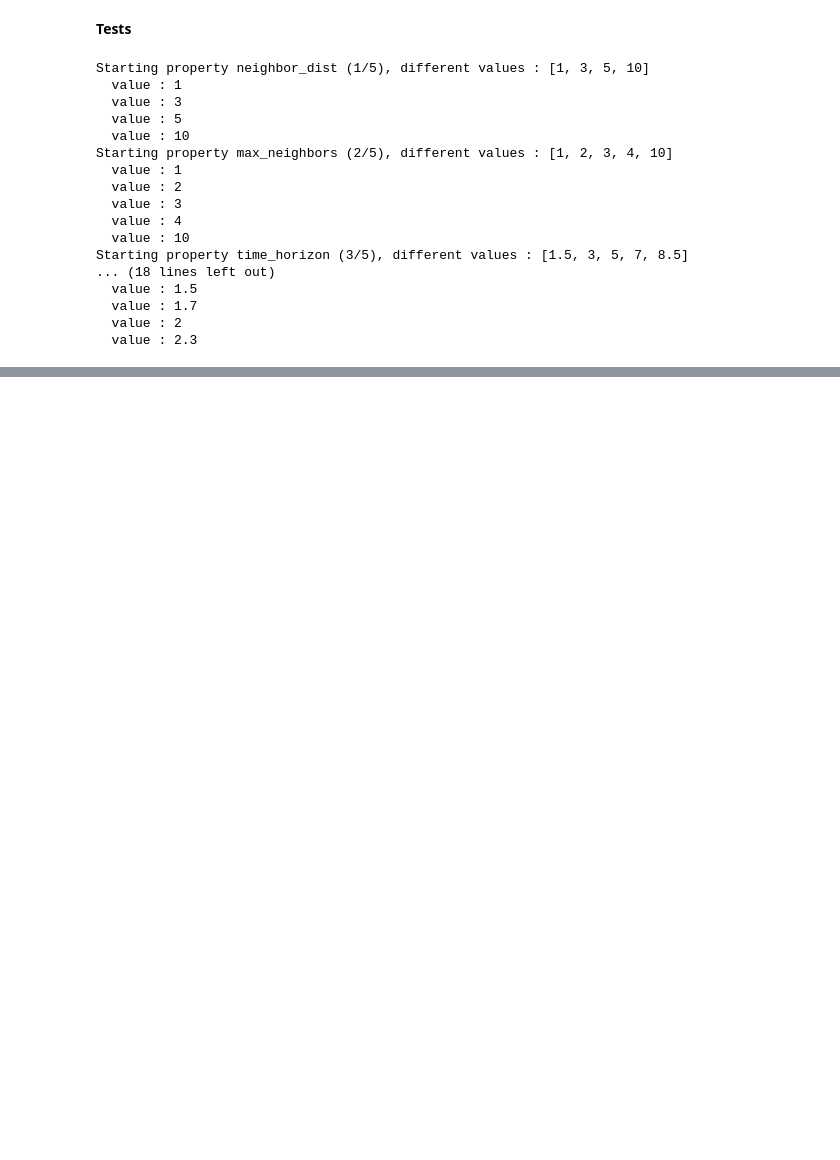
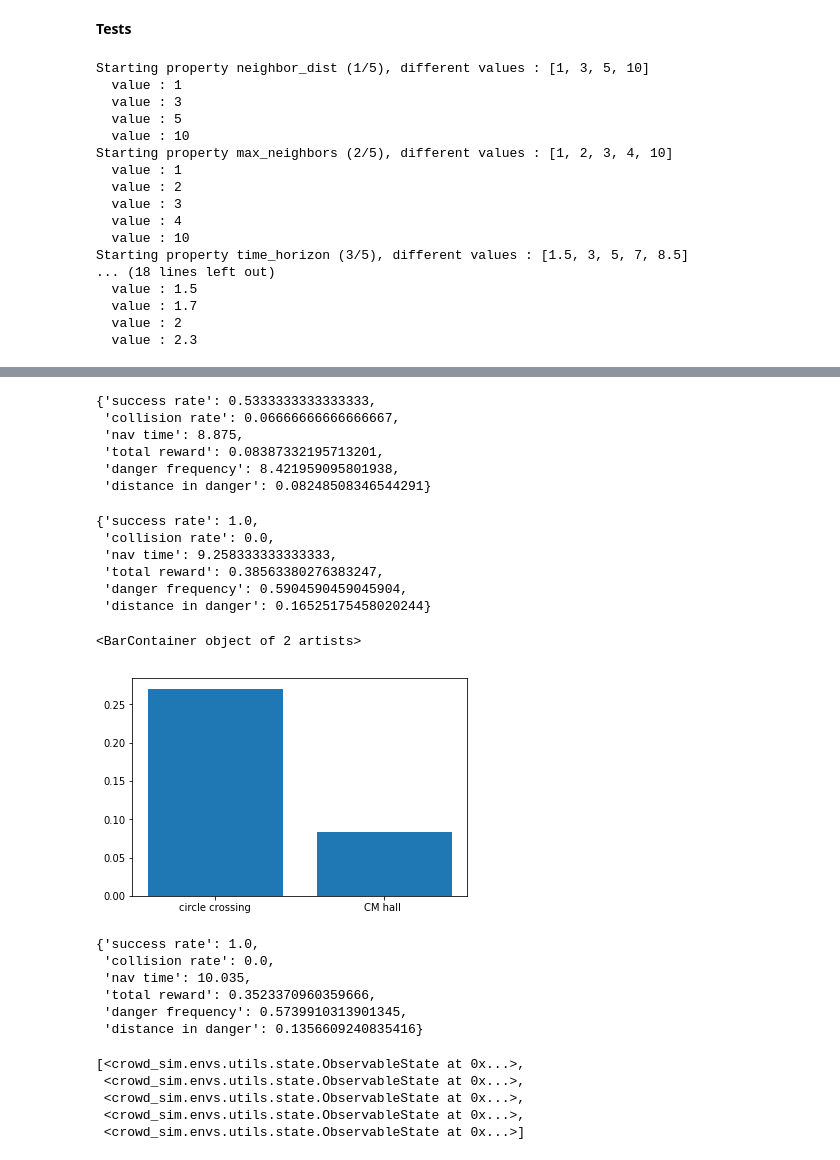
Before and after one commit to EcustBoy/CrowdNav_MSP, a Jupyter notebook: crowd_nav/domain_shift_tests.ipynb, the cells around one changed output, grey strips where cells are left out. Drawn from its saved outputs; the diff is of its cells as text; code cells hidden in the pictures; blank space fills up the shorter version.

```diff
--- a/crowd_nav/domain_shift_tests.ipynb
+++ b/crowd_nav/domain_shift_tests.ipynb
@@ -241,0 +291,2 @@ plot_indiv_results(res, output_file=indiv_shifts_tests_plot_path)
+# %%
+res = explorer.run_k_episodes(30, 'test', output_info=True)
@@ -241,0 +306,2 @@ plot_indiv_results(res, output_file=indiv_shifts_tests_plot_path)
+# %%
+res = explorer.run_k_episodes(30, 'test', output_info=True)
@@ -241,0 +319,11 @@ plot_indiv_results(res, output_file=indiv_shifts_tests_plot_path)
+# %%
+res2 = explorer.run_k_episodes(15, 'test', output_info=True)
+# %%
+res2
+# %% [output]
+{'success rate': 0.5333333333333333,
+ 'collision rate': 0.06666666666666667,
+ 'nav time': 8.875,
+ 'total reward': 0.08387332195713201,
+ 'danger frequency': 8.421959095801938,
+ 'distance in danger': 0.08248508346544291}
@@ -241,0 +334,17 @@ plot_indiv_results(res, output_file=indiv_shifts_tests_plot_path)
+# %%
+res3
+# %% [output]
+{'success rate': 1.0,
+ 'collision rate': 0.0,
+ 'nav time': 9.258333333333333,
+ 'total reward': 0.38563380276383247,
+ 'danger frequency': 0.5904590459045904,
+ 'distance in danger': 0.16525175458020244}
+# %%
+r = [res['total reward'], res2['total reward']]
+labels = ['circle crossing', 'CM hall ']
+# %%
+plt.bar(labels, r)
+# %% [output]
+<BarContainer object of 2 artists>
+[figure, added]
@@ -241,0 +356,9 @@ plot_indiv_results(res, output_file=indiv_shifts_tests_plot_path)
+# %%
+res4
+# %% [output]
+{'success rate': 1.0,
+ 'collision rate': 0.0,
+ 'nav time': 10.035,
+ 'total reward': 0.3523370960359666,
+ 'danger frequency': 0.5739910313901345,
+ 'distance in danger': 0.1356609240835416}
@@ -241,0 +368,8 @@ plot_indiv_results(res, output_file=indiv_shifts_tests_plot_path)
+# %%
+env.reset()
+# %% [output]
+[<crowd_sim.envs.utils.state.ObservableState at 0x...>,
+ <crowd_sim.envs.utils.state.ObservableState at 0x...>,
+ <crowd_sim.envs.utils.state.ObservableState at 0x...>,
+ <crowd_sim.envs.utils.state.ObservableState at 0x...>,
+ <crowd_sim.envs.utils.state.ObservableState at 0x...>]
```
Also changed, not shown: parts of 29 cells of this notebook, 8 other files.
